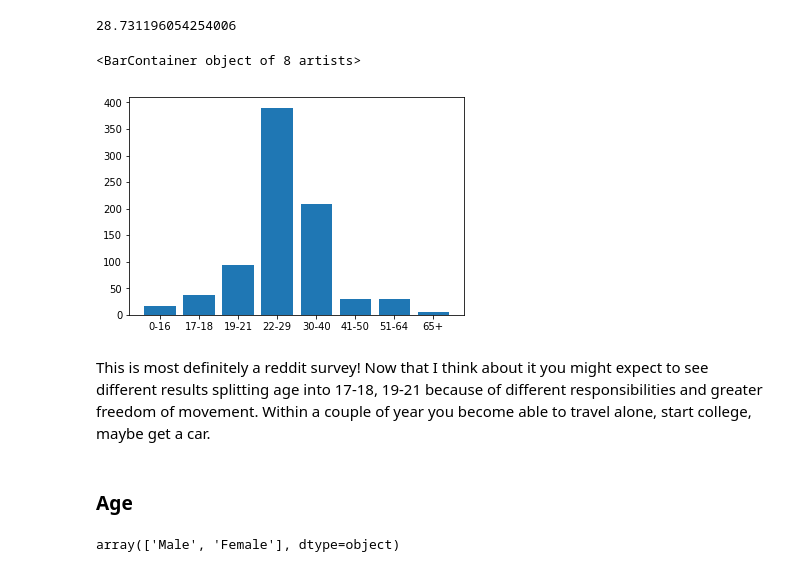
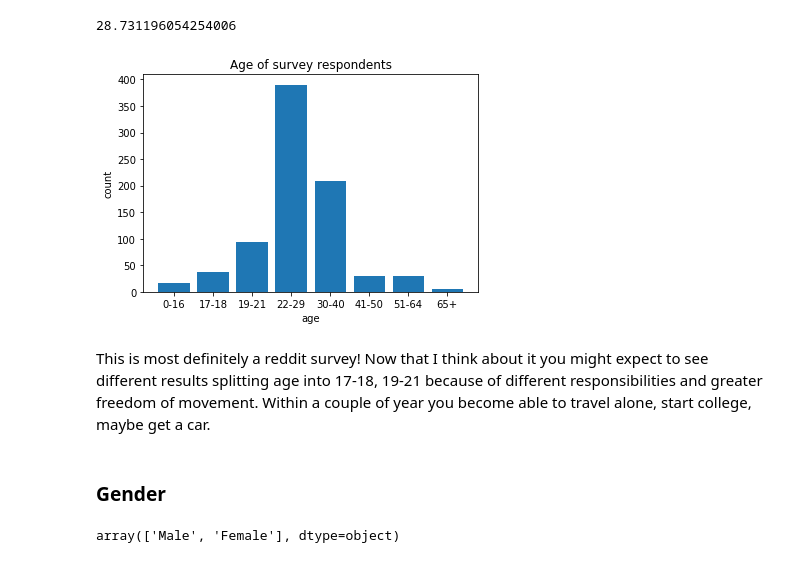
Before and after one commit to Ecboxer/travel, a Jupyter notebook: notebooks/explore.ipynb, the cells around one changed output. Saved outputs shown, nothing was run; the diff lists cells and outputs as text; code cells hidden in the pictures.

```diff
--- a/notebooks/explore.ipynb
+++ b/notebooks/explore.ipynb
@@ -59,14 +59,17 @@ weighted_sum / df_age['Timestamp'].sum()
 # %%
 fig = plt.figure()
 axs = fig.add_subplot(111)
 axs.bar(df_age.index, df_age['Timestamp'])
+axs.set_xlabel('age')
+axs.set_ylabel('count')
+axs.set_title('Age of survey respondents')
+plt.savefig('../resources/agecount.png')
 # %% [output]
-<BarContainer object of 8 artists>
-[figure, old version]
+[figure, new version]
 # %% [markdown]
 This is most definitely a reddit survey! Now that I think about it you might expect to see different results splitting age into 17-18, 19-21 because of different responsibilities and greater freedom of movement. Within a couple of year you become able to travel alone, start college, maybe get a car.
 # %% [markdown]
-### Age
+### Gender
 # %%
 df = df.rename(index=str, columns={'What gender do you most identify as?': 'gender'})
 # %%
```
Also changed, not shown: parts of 5 cells of this notebook.
